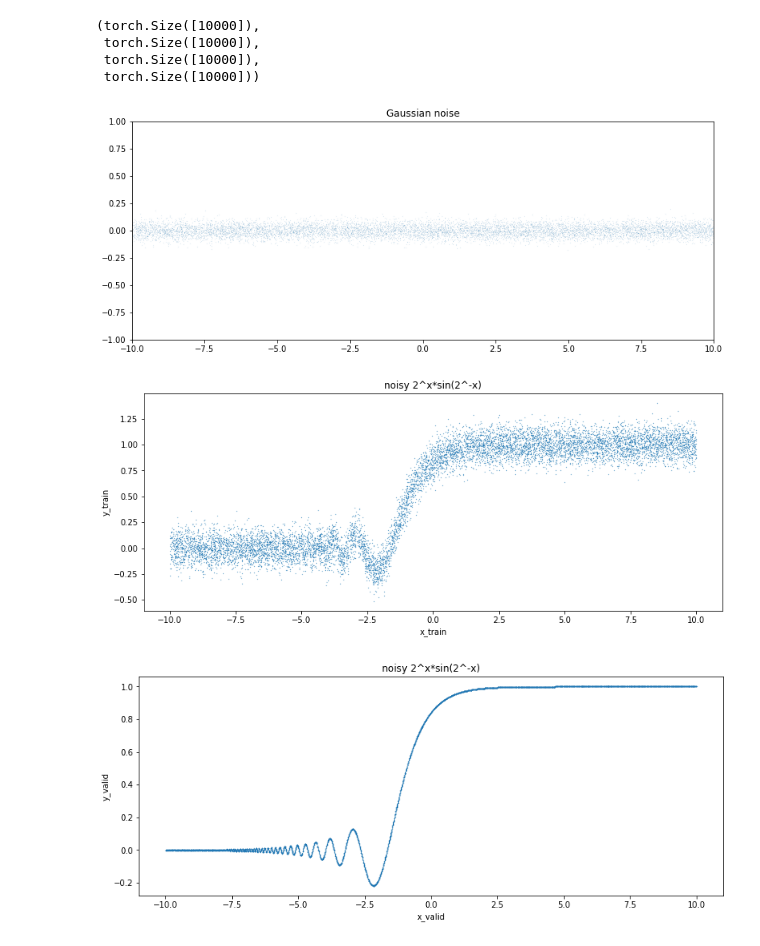
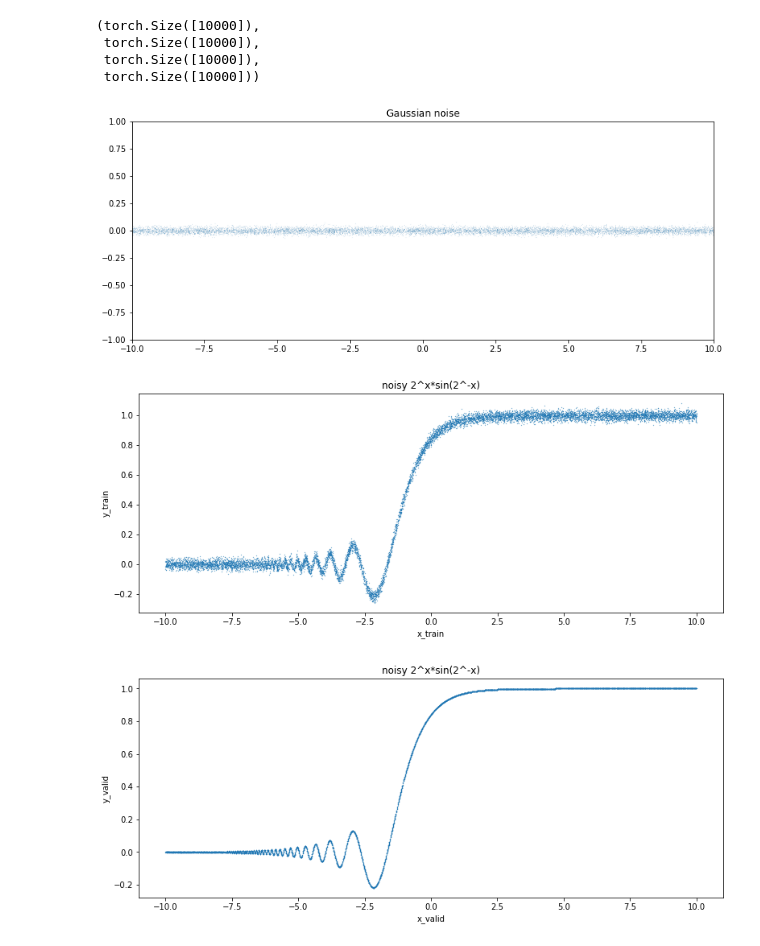
Before and after one commit to saian65/Neural-Networks, a Jupyter notebook: PyTorch_SinNet_2^x_sin(2^_x).ipynb, the cells around one changed output. Saved outputs shown, nothing was run; the diff lists cells and outputs as text; code cells hidden in the pictures.

```diff
--- a/PyTorch_SinNet_2^x_sin(2^_x).ipynb
+++ b/PyTorch_SinNet_2^x_sin(2^_x).ipynb
@@ -12,17 +12,17 @@ matplotlib.rcParams['figure.figsize'] = (13.0, 5.0)
 import numpy as np
 
 def target_func(x):
-    left = 2**x_train
+    left = 2**x
     right = np.sin(2**(-x))
     return left*right
 # %%
 #make train dataset
 X_train = torch.rand(20000)
-X_train = x_train * 20.0 - 10.0
+X_train = X_train * 20.0 - 10.0
 # %%
-y_train = target_func(x_train)
+y_train = target_func(X_train)
 
-plt.plot(x_train.numpy(), y_train.numpy(), ".", ms=0.5)
+plt.plot(X_train.numpy(), y_train.numpy(), ".", ms=0.5)
 plt.title('y = 2^x*sin(2^-x)');
 # %% [output]
 [figure]
@@ -33,7 +33,7 @@ X_train.shape,y_train.shape
 # %%
 from sklearn.model_selection import train_test_split
 X_train, X_valid, y_train, y_valid = train_test_split(
-    x_train,
+    X_train,
     y_train,
     test_size=0.5,
     shuffle=True)
@@ -46,13 +46,13 @@ X_train.shape, X_valid.shape, y_valid.shape, y_valid.shape
  torch.Size([10000]))
 # %%
 #noise from normal distribution
-noise = torch.randn(y_train.shape)/20
+noise = torch.randn(y_train.shape)/50
 
 plt.plot(X_train.numpy(), noise.numpy(), '.',ms=0.09)
 plt.axis([-10, 10, -1, 1])
 plt.title('Gaussian noise');
 # %% [output]
-[figure, old version]
+[figure, new version]
 # %%
 #конечная обучающая выборка
 y_train = y_train + noise
@@ -61,7 +61,7 @@ plt.title('noisy 2^x*sin(2^-x)')
 plt.xlabel('x_train')
 plt.ylabel('y_train');
 # %% [output]
-[figure, old version]
+[figure, new version]
 # %%
 #конечная валидационная выборка
 plt.plot(X_valid.numpy(), y_valid.numpy(), ".", ms=0.5)
```
Also changed, not shown: parts of 7 cells of this notebook.
